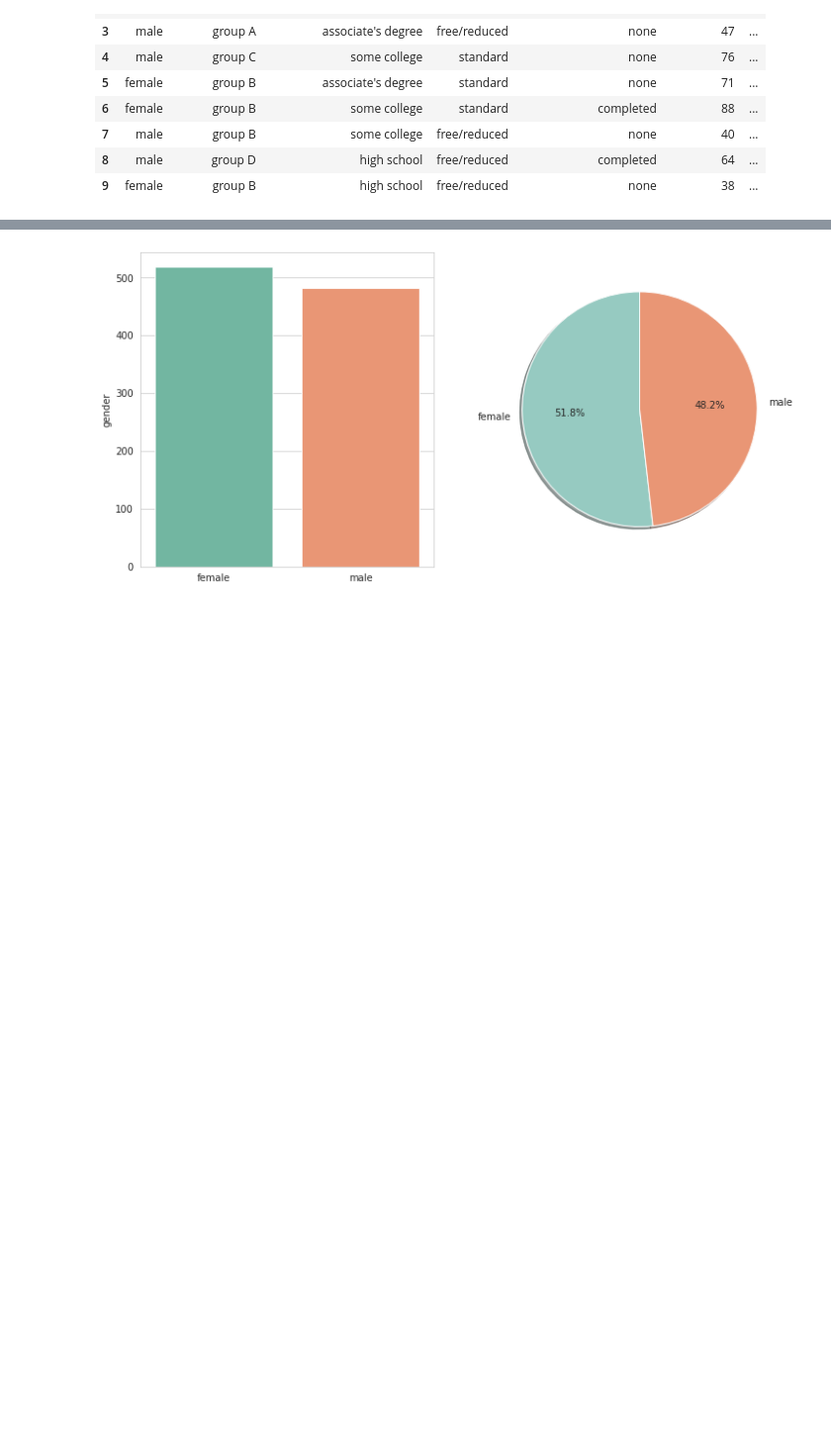
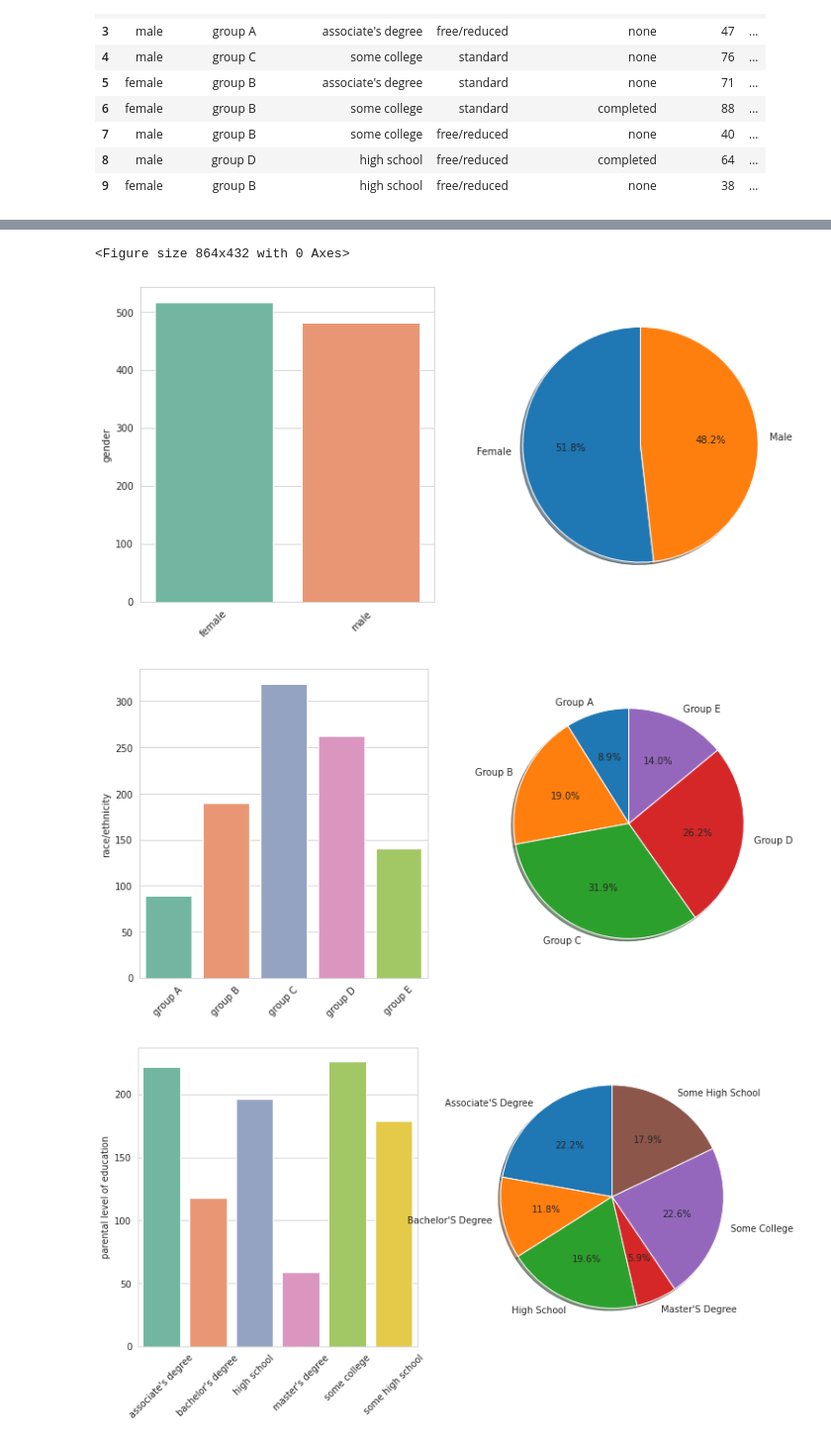
Before and after one commit to syamkakarla98/DataScience_Head_Start, a Jupyter notebook: Student_Preformance.ipynb, the cells around one changed output, grey strips where cells are left out. Shown at 99% size. Drawn from its saved outputs; the diff is of its cells as text; code cells hidden in the pictures; blank space fills up the shorter version.

Commit message:
added graphs

```diff
--- a/Student_Preformance.ipynb
+++ b/Student_Preformance.ipynb
@@ -77,8 +115,15 @@ df.head(10)
 # %%
-f, ax = plt.subplots(1,2)
-data = df.gender.value_counts().sort_index()
-sns.barplot(x = data.index, y = data, ax = ax[0], palette="Set2")
-ax[1].pie(data.values.tolist() , labels= data.index.tolist(), colors=['#96cac1','#e99675'], autopct='%1.1f%%',
-        shadow=True, startangle=90);
+plt.figure(figsize=(12, 6))
+for attribute in ['gender', 'race/ethnicity', 'parental level of education', 'lunch', 'test preparation course']:
+  f, ax = plt.subplots(1,2)
+  data = df[attribute].value_counts().sort_index()
+  bar = sns.barplot(x = data.index, y = data, ax = ax[0], palette="Set2",)
+  for item in bar.get_xticklabels():
+    item.set_rotation(45)
+  ax[1].pie(data.values.tolist() , labels= [i.title() for i in data.index.tolist()], autopct='%1.1f%%',shadow=True, startangle=90);
+  plt.show()
 # %% [output]
+<Figure size 864x432 with 0 Axes>
-[figure, old version]
+[figure, new version]
+[figure, added]
+[figure, added]
```
Also changed, not shown: parts of 10 cells of this notebook.
